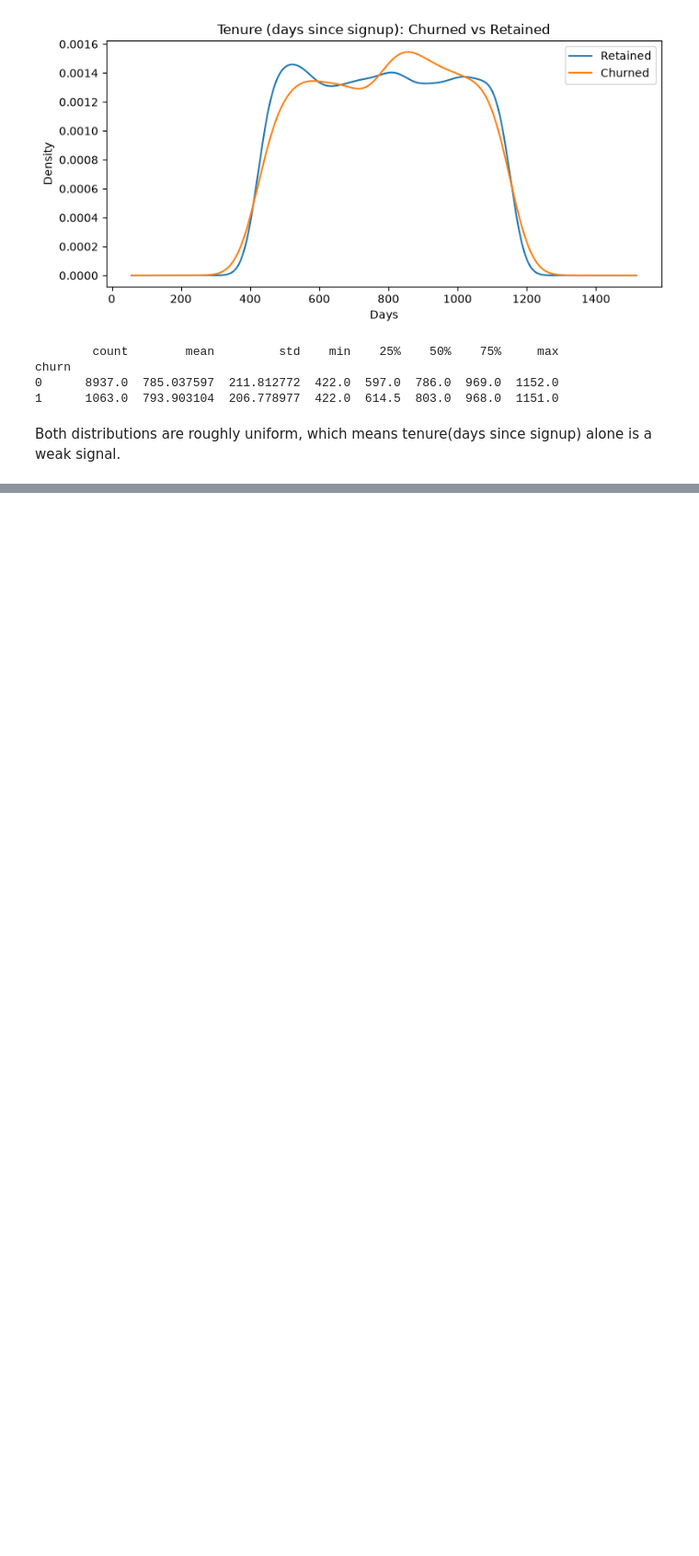
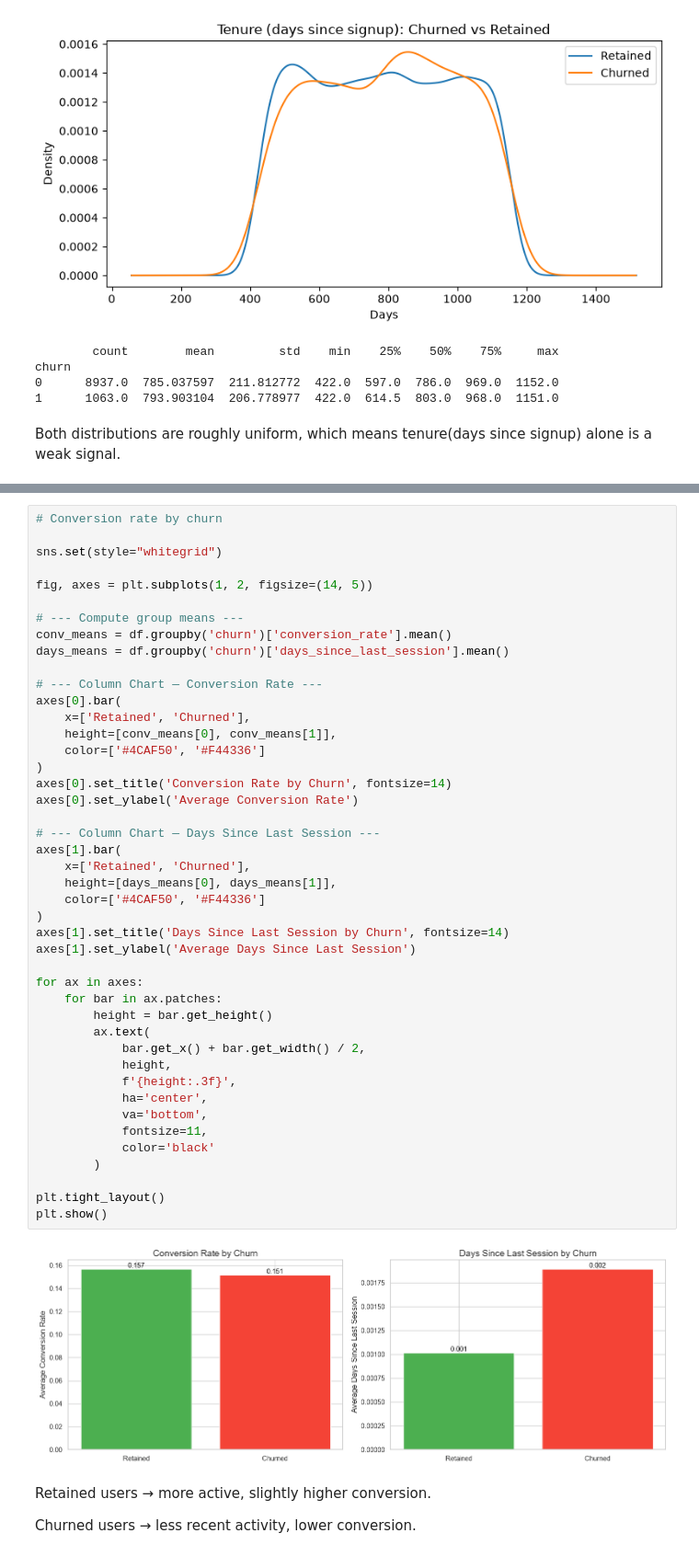
Before and after one commit to esosaomwanghe/ridewise_churnprediction, a Jupyter notebook: notebook/eda.ipynb, the cells around one changed output, grey strips where cells are left out. Shown at 92% size. Saved outputs shown, nothing was run; the diff lists cells and outputs as text; blank space fills up the shorter version.

```diff
--- a/notebook/eda.ipynb
+++ b/notebook/eda.ipynb
@@ -508,0 +586,50 @@ Both distributions are roughly uniform, which means tenure(days since signup) al
+# %%
+# Conversion rate by churn
+
+sns.set(style="whitegrid")
+
+fig, axes = plt.subplots(1, 2, figsize=(14, 5))
+
+# --- Compute group means ---
+conv_means = df.groupby('churn')['conversion_rate'].mean()
+days_means = df.groupby('churn')['days_since_last_session'].mean()
+
+# --- Column Chart — Conversion Rate ---
+axes[0].bar(
+    x=['Retained', 'Churned'],
+    height=[conv_means[0], conv_means[1]],
+    color=['#4CAF50', '#F44336']
+)
+axes[0].set_title('Conversion Rate by Churn', fontsize=14)
+axes[0].set_ylabel('Average Conversion Rate')
+
+# --- Column Chart — Days Since Last Session ---
+axes[1].bar(
+    x=['Retained', 'Churned'],
+    height=[days_means[0], days_means[1]],
+    color=['#4CAF50', '#F44336']
+)
+axes[1].set_title('Days Since Last Session by Churn', fontsize=14)
+axes[1].set_ylabel('Average Days Since Last Session')
+
+for ax in axes:
+    for bar in ax.patches:
+        height = bar.get_height()
+        ax.text(
+            bar.get_x() + bar.get_width() / 2,
+            height,
+            f'{height:.3f}',
+            ha='center',
+            va='bottom',
+            fontsize=11,
+            color='black'
+        )
+
+plt.tight_layout()
+plt.show()
+# %% [output]
+[figure, added]
+# %% [markdown]
+Retained users → more active, slightly higher conversion.
+
+Churned users → less recent activity, lower conversion.
```
Also changed, not shown: parts of 9 cells of this notebook.
